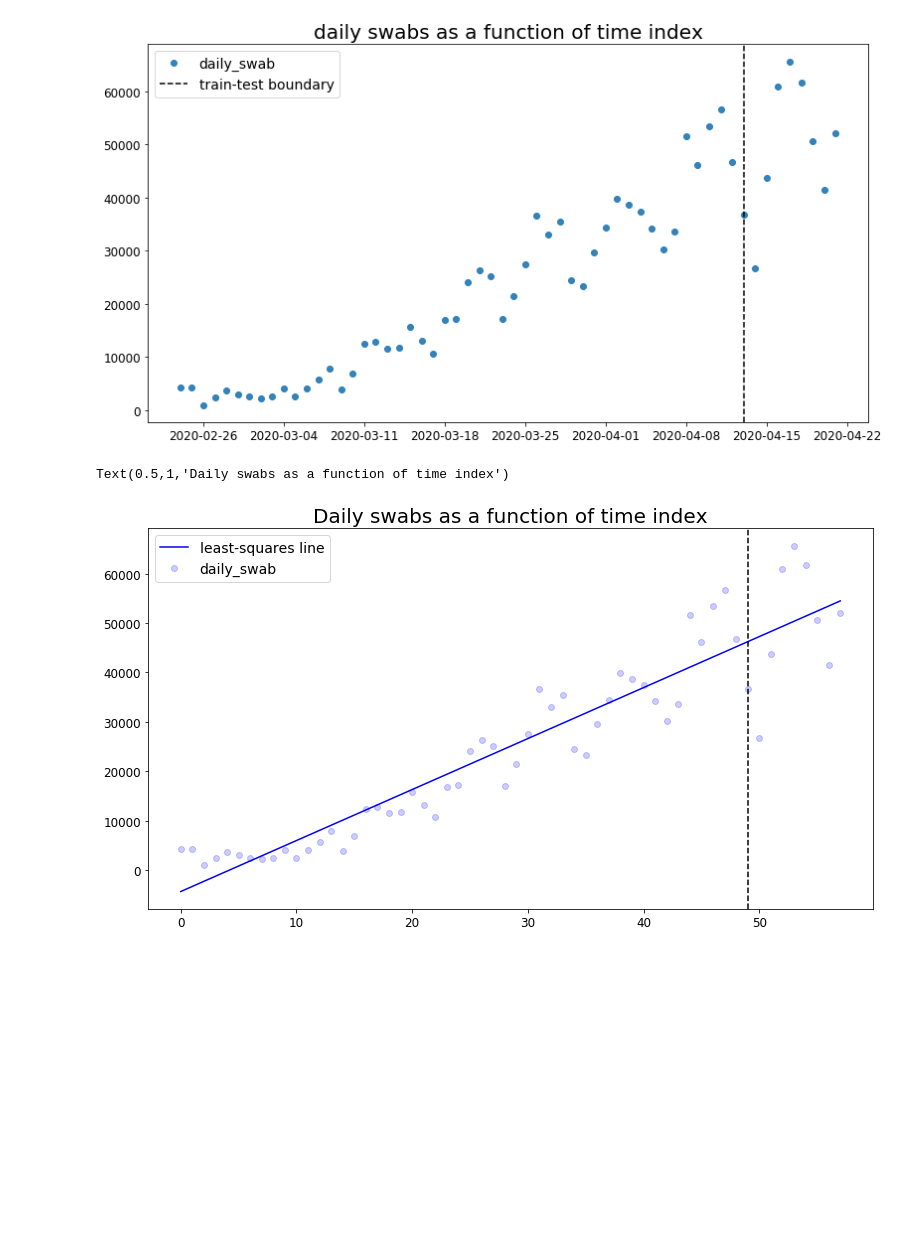
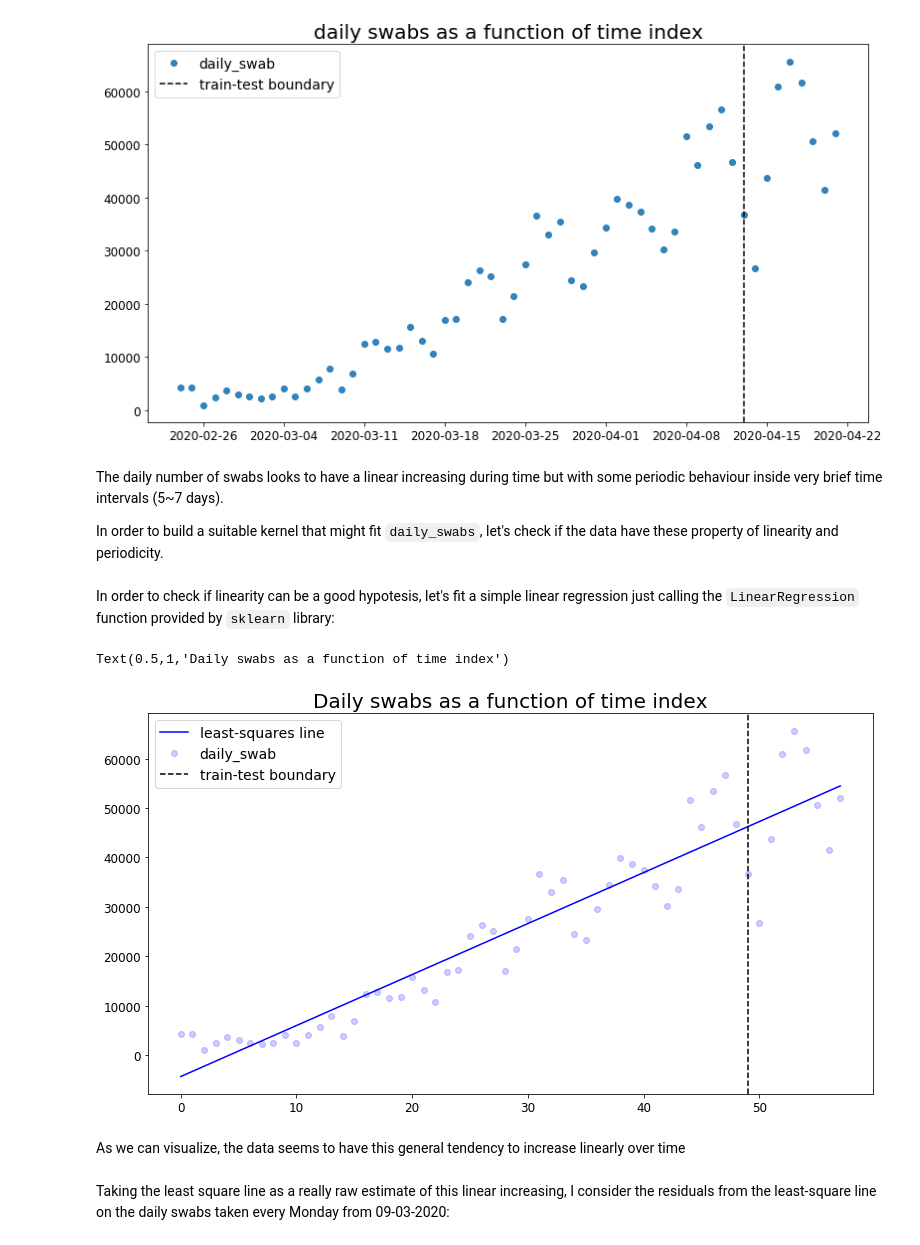
Before and after one commit to RobertoCorti/Statistical-Machine-Learning-2020, a Jupyter notebook: homeworks/homework_05.ipynb, the cells around one changed output. Saved outputs shown, nothing was run; the diff lists cells and outputs as text; code cells hidden in the pictures; blank space fills up the shorter version.

```diff
--- a/homeworks/homework_05.ipynb
+++ b/homeworks/homework_05.ipynb
@@ -137,30 +137,40 @@ ax.set_title('daily swabs as a function of time index')
 # %% [output]
 Text(0.5,1,'daily swabs as a function of time index')
 [figure]
+# %% [markdown]
+The daily number of swabs looks to have a linear increasing during time but with some periodic behaviour inside very brief time intervals (5~7 days).
+
+In order to build a suitable kernel that might fit `daily_swabs`, let's check if the data have these property of linearity and periodicity.
+# %% [markdown]
+In order to check if linearity can be a good hypotesis, let's fit a simple linear regression just calling the ``LinearRegression`` function provided by `sklearn` library:
 # %%
 from sklearn.linear_model import LinearRegression
 
 X = data_covid.t.values[:, None]
-y = data_covid.y_n.values
+y = data_covid.daily_swab.values
 train_X = X[:len(data_early)]
 train_y = y[:len(data_early)]
 test_X = X[len(data_early):]
 test_y = y[len(data_early):]
 
 # y = 1 * x_0 + 2 * x_1 + 3
 #y = np.dot(X, np.array([1, 2])) + 3
 reg = LinearRegression().fit(train_X, train_y)
-reg.score(X, y)
+
 
 retta = reg.intercept_ + np.dot(X,reg.coef_)
 
 fig, ax = plt.subplots(1, 1, figsize=(13, 7))
 
 ax.plot(data_covid.t.values, retta, color='b', label = 'least-squares line')
 ax.plot(data_covid.t.values, data_covid.daily_swab, color='b', marker='o', linestyle='', alpha=0.2)
-ax.axvline(dates_to_idx(pd.to_datetime("2020-04-13")), linestyle='--', color='k')
+ax.axvline(dates_to_idx(pd.to_datetime("2020-04-13")), linestyle='--', color='k', label="train-test boundary")
 ax.legend()
 ax.set_title('Daily swabs as a function of time index')
 # %% [output]
 Text(0.5,1,'Daily swabs as a function of time index')
-[figure, old version]
+[figure, new version]
+# %% [markdown]
+As we can visualize, the data seems to have this general tendency to increase linearly over time
+# %% [markdown]
+Taking the least square line as a really raw estimate of this linear increasing, I consider the residuals from the least-square line on the daily swabs taken every Monday from 09-03-2020:
```
Also changed, not shown: parts of 20 cells of this notebook.
